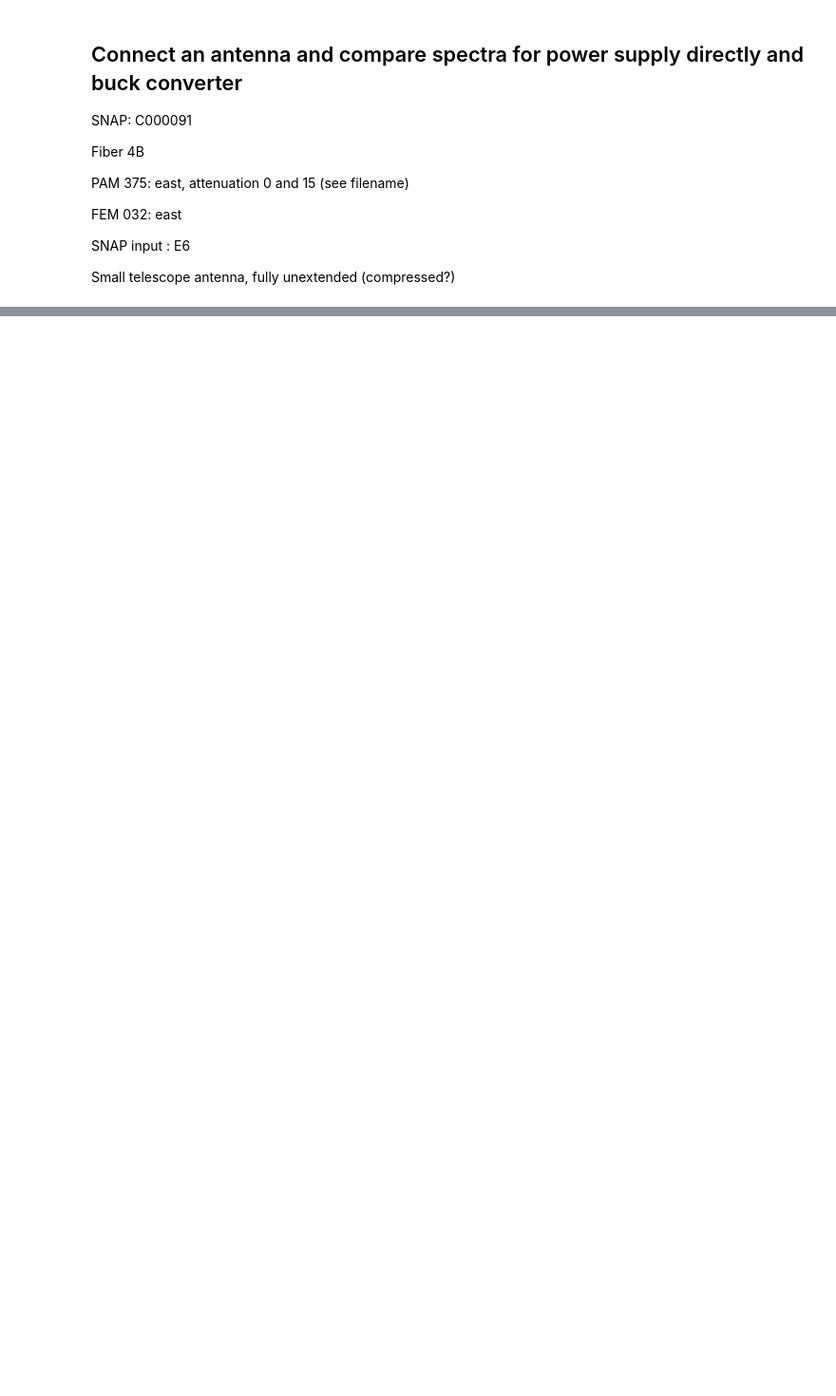
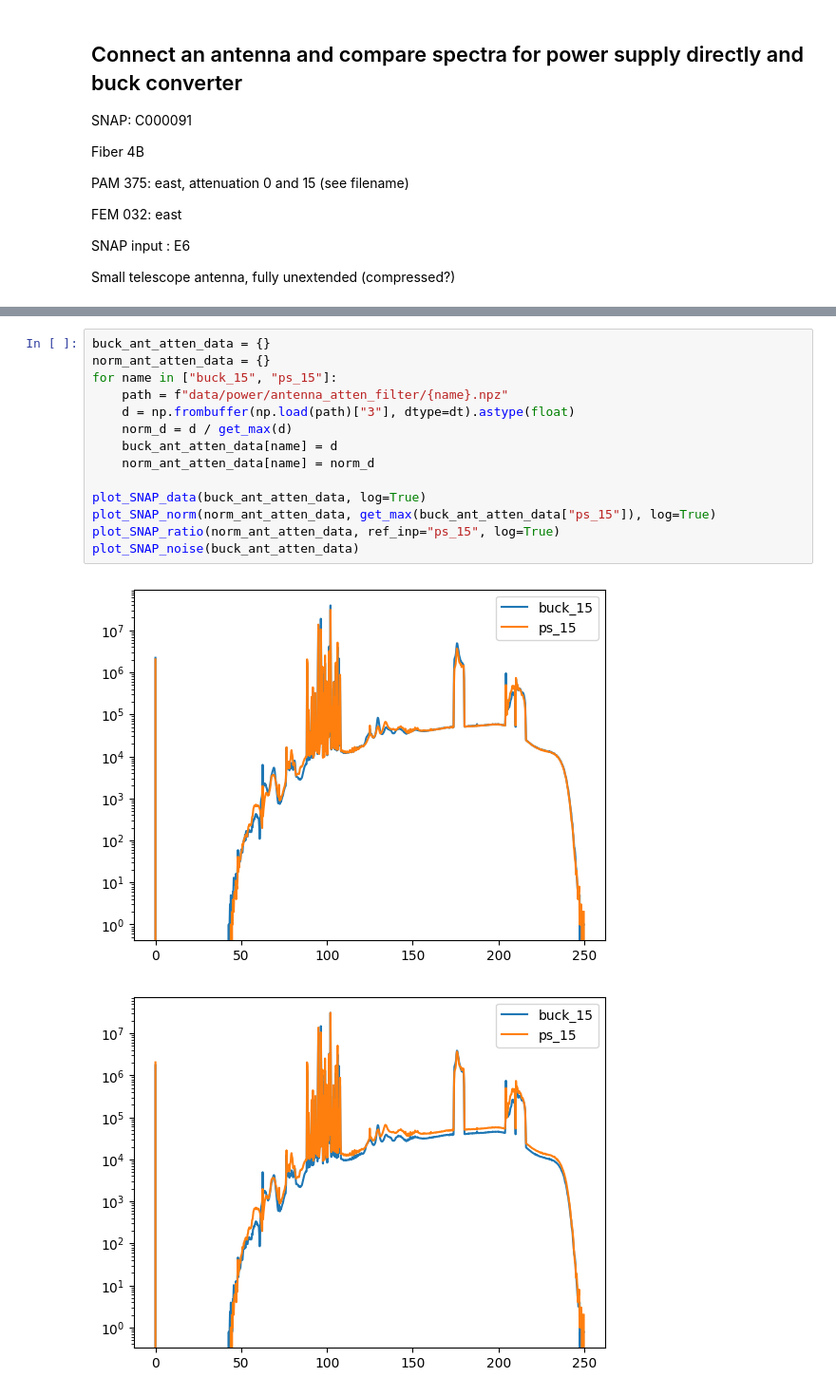
Before and after one commit to EIGSEP/eigsep_corr, a Jupyter notebook: gain_calibration/gain_calibration.ipynb, the cells around one changed output, grey strips where cells are left out. Shown at 95% size. Saved outputs shown, nothing was run; the diff lists cells and outputs as text; blank space fills up the shorter version.

```diff
--- a/gain_calibration/gain_calibration.ipynb
+++ b/gain_calibration/gain_calibration.ipynb
@@ -312,0 +324,17 @@ plot_SNAP_noise(buck_ant_data)
+# %%
+buck_ant_atten_data = {}
+norm_ant_atten_data = {}
+for name in ["buck_15", "ps_15"]:
+    path = f"data/power/antenna_atten_filter/{name}.npz"
+    d = np.frombuffer(np.load(path)["3"], dtype=dt).astype(float)
+    norm_d = d / get_max(d)
+    buck_ant_atten_data[name] = d
+    norm_ant_atten_data[name] = norm_d
+
+plot_SNAP_data(buck_ant_atten_data, log=True)
+plot_SNAP_norm(norm_ant_atten_data, get_max(buck_ant_atten_data["ps_15"]), log=True)
+plot_SNAP_ratio(norm_ant_atten_data, ref_inp="ps_15", log=True)
+plot_SNAP_noise(buck_ant_atten_data)
+# %% [output]
+[figure, added]
+[figure, added]
```
Also changed, not shown: parts of 12 cells of this notebook.
